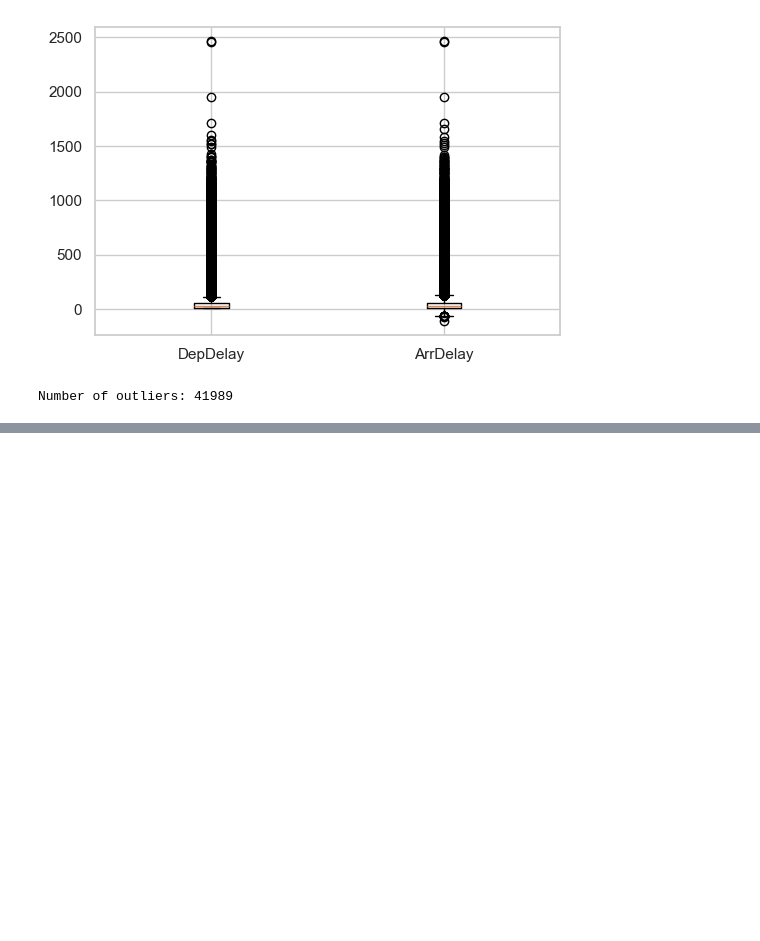
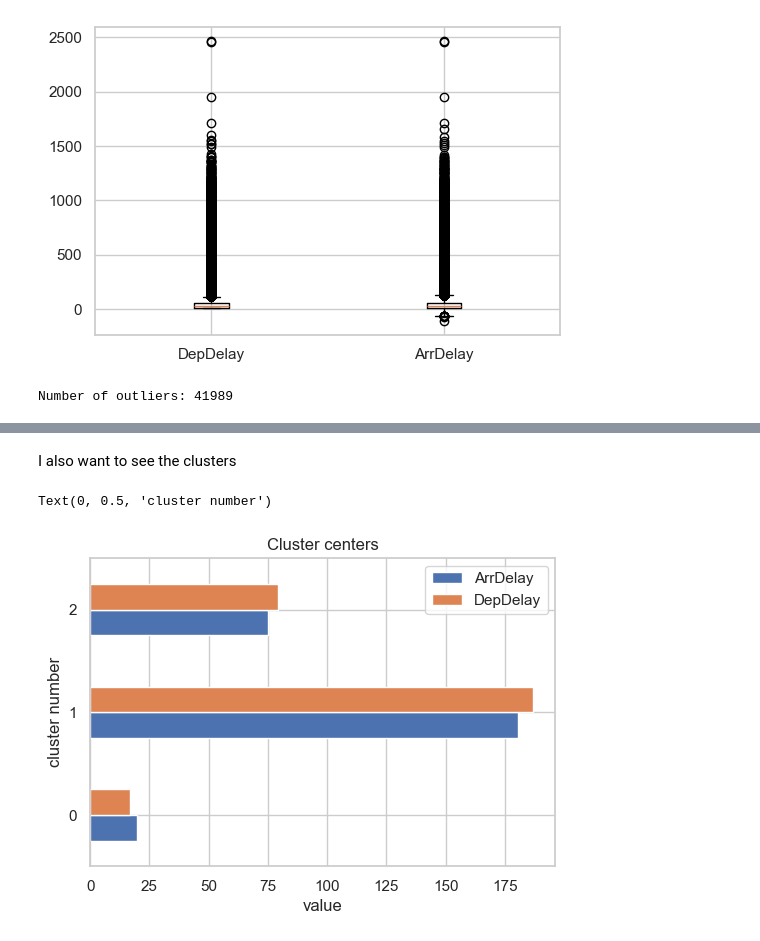
Before and after one commit to ethanbleier/Predicting-Flight-Delays-For-Domestic-Airlines, a Jupyter notebook: project2.ipynb, the cells around one changed output, grey strips where cells are left out. Saved outputs shown, nothing was run; the diff lists cells and outputs as text; code cells hidden in the pictures; blank space fills up the shorter version.

```diff
--- a/project2.ipynb
+++ b/project2.ipynb
@@ -125,0 +172,12 @@ array([0, 0, 0, 0, 0, 2, 0, 2, 0, 0, 0, 0, 0, 0, 0, 0, 0, 2, 0, 2, 0, 0,
+# %% [markdown]
+I also want to see the clusters
+# %%
+centers = pd.DataFrame(kmeans.cluster_centers_,
+columns=['ArrDelay', 'DepDelay'])
+
+centers.plot.barh()
+plt.title('Cluster centers')
+plt.xlabel('value'); plt.ylabel('cluster number')
+# %% [output]
+Text(0, 0.5, 'cluster number')
+[figure, added]
```
Also changed, not shown: parts of 30 cells of this notebook.
